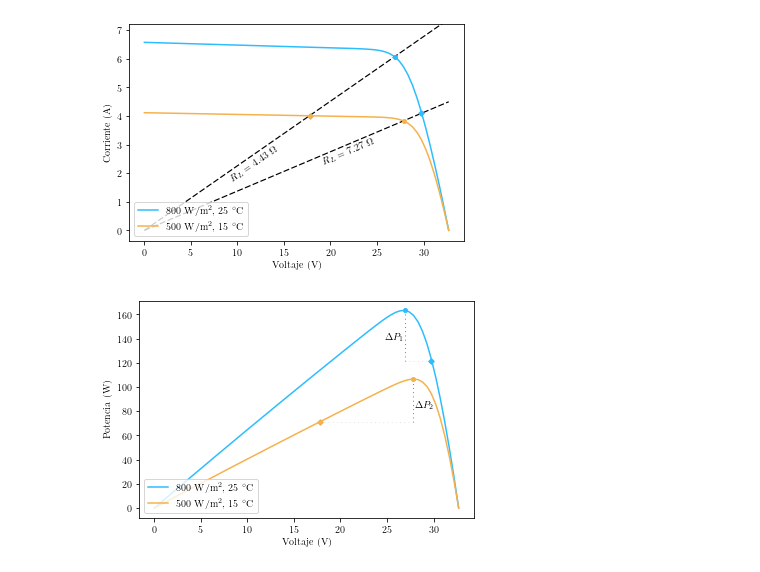
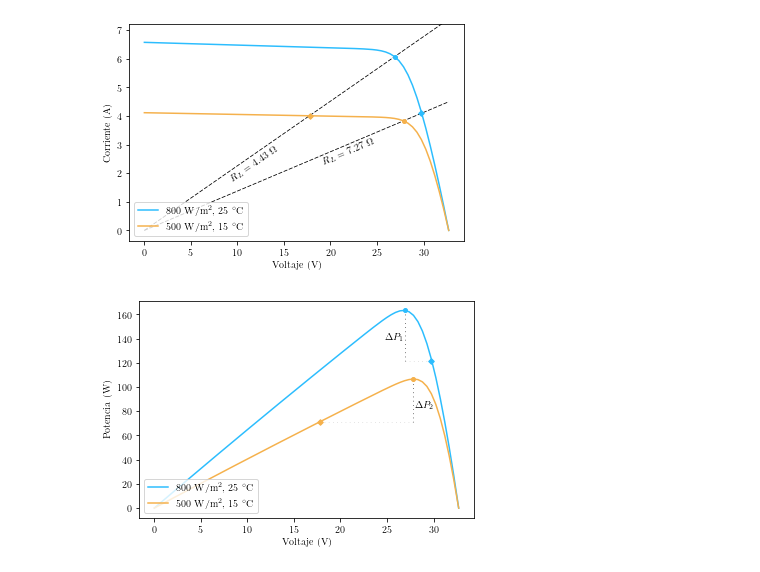
Before and after one commit to balcortex/ddpg_mppt_shading, a Jupyter notebook: src/extras/phd_thesis_figures/04_plot_ivcurve_and_pvcurve_intersection.ipynb, the cells around one changed output. Cells and saved outputs as stored; diff of their text form; code cells hidden in the pictures.

Commit message:
update phd plot 04

```diff
--- a/src/extras/phd_thesis_figures/04_plot_ivcurve_and_pvcurve_intersection.ipynb
+++ b/src/extras/phd_thesis_figures/04_plot_ivcurve_and_pvcurve_intersection.ipynb
@@ -104,8 +104,8 @@ ax.plot(uniform_curve_1.voltage, uniform_curve_1.current, label=f'{IRRADIANCE_1}
 ax.plot(uniform_curve_2.voltage, uniform_curve_2.current, label=f'{IRRADIANCE_2} $\mathrm{{W/m^2}}$, {CELL_TEMP_2:0.0f} $^\circ \mathrm{{C}}$')
 
 # Plot R Curves
-ax.plot(uniform_curve_2.voltage, r1_current, linestyle='--', dashes=(5, 2), linewidth=1.2, color='black')
-ax.plot(uniform_curve_2.voltage, r2_current, linestyle='--', dashes=(5, 2), linewidth=1.2, color='black')
+ax.plot(uniform_curve_2.voltage, r1_current, linestyle='--', dashes=(5, 2), linewidth=0.8, color='black')
+ax.plot(uniform_curve_2.voltage, r2_current, linestyle='--', dashes=(5, 2), linewidth=0.8, color='black')
 
 # Reset plot color cycle
 ax.set_prop_cycle(None)
@@ -136,34 +136,34 @@ ylim = ax.get_ylim()
 # ax.set_prop_cycle(None)
 
 # # Plot lines from MPP to y-axis
 # ax.plot([uniform_curve_1.voltage[r1_intersection], -10], [r1_current[r1_intersection], ] * 2, linestyle='--', dashes=(1, 5), linewidth=0.7)
 # ax.plot([uniform_curve_2.voltage[r2_intersection], -10], [r2_current[r2_intersection], ] * 2, linestyle='--', dashes=(1, 5), linewidth=0.7)
 
 # ax.set_prop_cycle(None)
 
 # # Plot lines from MPP projections to x-axis
 # ax.plot([uniform_curve_2.voltage[r2_cross_inter], ] * 2, [-100, r2_current[r2_cross_inter]], linestyle='--', dashes=(1, 10), linewidth=0.7)
 # ax.plot([uniform_curve_1.voltage[r1_cross_inter], ] * 2, [-100, r1_current[r1_cross_inter]], linestyle='--', dashes=(1, 10), linewidth=0.7)
 
 # ax.set_prop_cycle(None)
 
 # # Plot lines from MPP projections to y-axis
 # ax.plot([uniform_curve_1.voltage[r1_cross_inter], -10], [r1_current[r1_cross_inter], ] * 2, linestyle='--', dashes=(1, 10), linewidth=0.7)
 # ax.plot([uniform_curve_2.voltage[r2_cross_inter], -10], [r2_current[r2_cross_inter], ] * 2, linestyle='--', dashes=(1, 10), linewidth=0.7)
 
 # Restore limits
 ax.set_xlim(xlim)
 ax.set_ylim(ylim)
 
 # lines = ax.get_lines()
 ax.text(9, 9/r1 - 0.3, f'$R_L={r1:0.2f} \, \, \Omega$', usetex=True, rotation=rotation_degree(ax, uniform_curve_1.voltage, r1_current), color='black')
 ax.text(19, 19/r2 - 0.3, f'$R_L={r2:0.2f} \, \, \Omega$', usetex=True, rotation=rotation_degree(ax, uniform_curve_2.voltage, r2_current), color='black')
 
 ax.legend(loc='lower left')
 
 fig.savefig(r'output/ch2_10_iv_curve_intersection_load.pdf', bbox_inches='tight')
 # %% [output]
-[figure, old version]
+[figure, new version]
 # %%
 fig = plt.figure()
 ax = fig.add_subplot(111)
```
Also changed, not shown: 1 other file.
